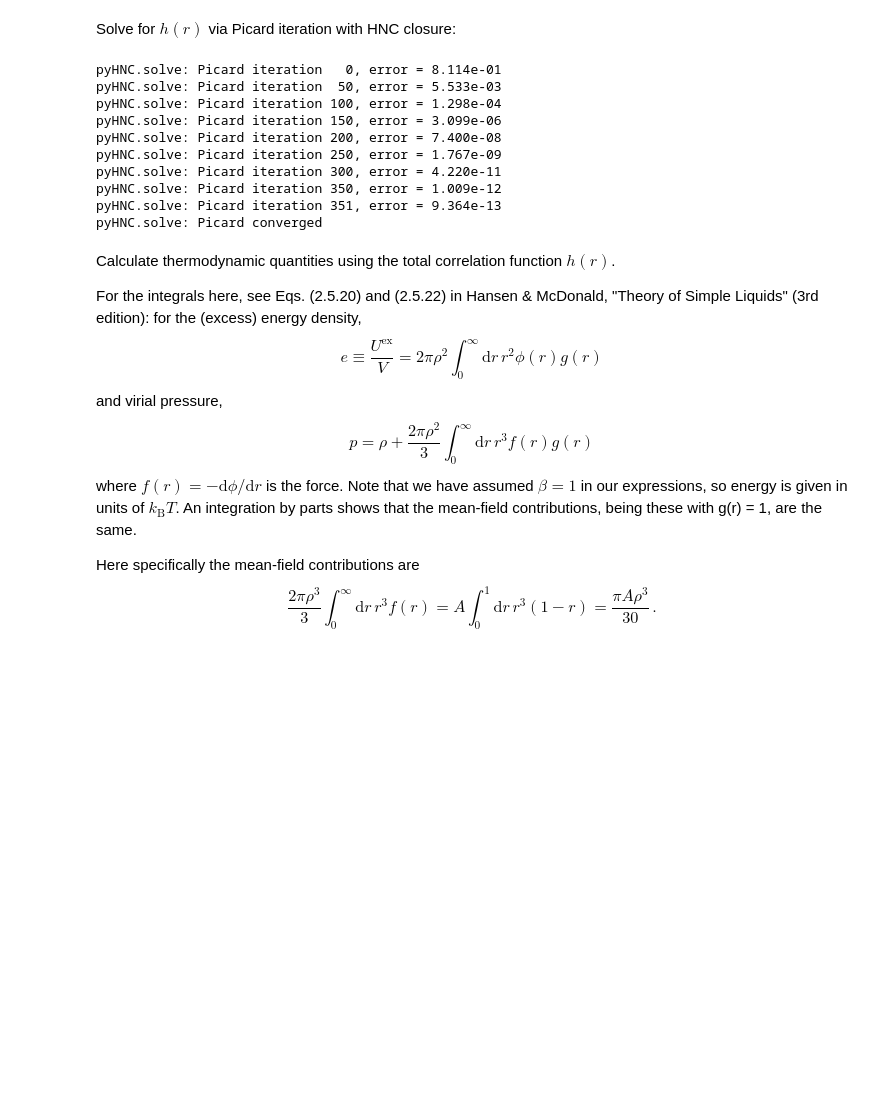
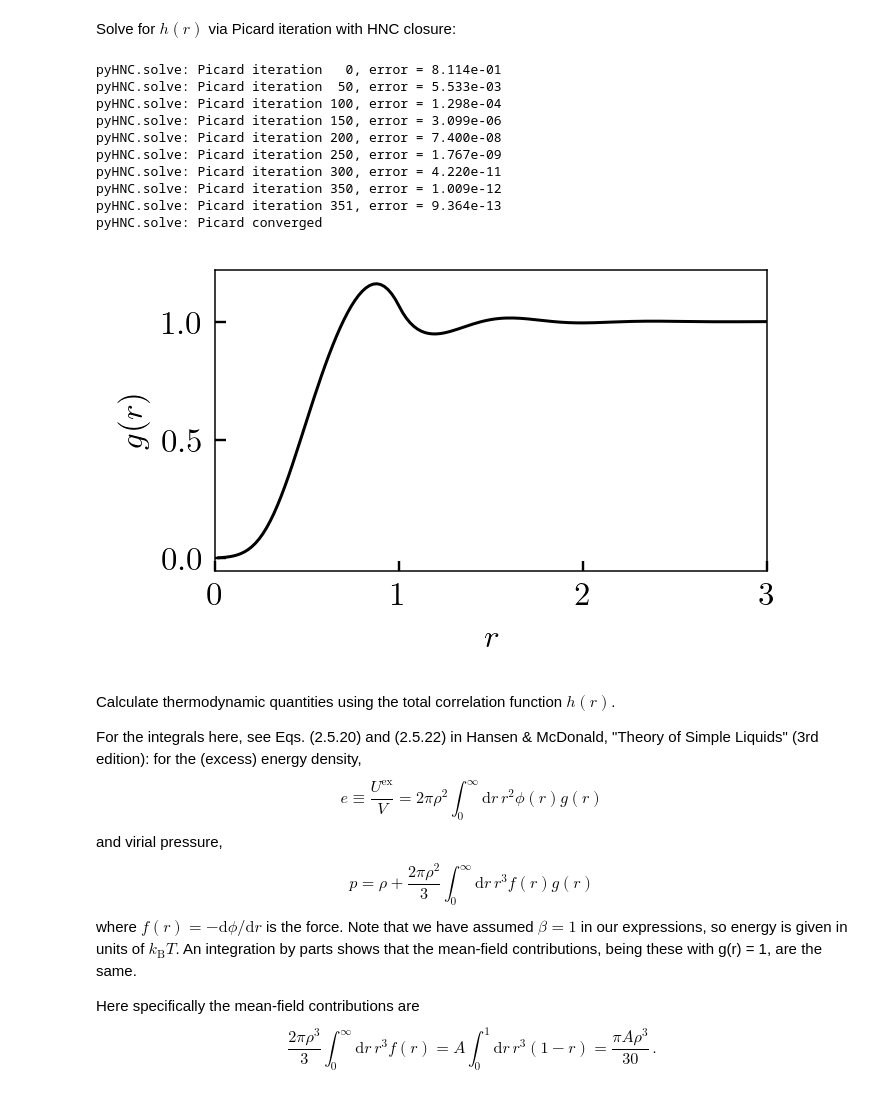
Before and after one commit to patrickbwarren/python3-HNC-solver, a Jupyter notebook: solute_demo.ipynb, the cells around one changed output. Cells and saved outputs as stored; diff of their text form; code cells hidden in the pictures; blank space fills up the shorter version.

```diff
--- a/solute_demo.ipynb
+++ b/solute_demo.ipynb
@@ -60,7 +60,7 @@ verbose = True
 alpha = 0.2
 npicard = 500
 tol = 1e-12
-solver = PicardHNC(grid, alpha=alpha, npicard=npicard, tol=tol)
+solvent = PicardHNC(grid, alpha=alpha, npicard=npicard, tol=tol)
 # %% [markdown]
 # 1. Solve for pure solvent
 # %% [markdown]
@@ -81,19 +81,26 @@ A00 = 25
 # %% [markdown]
 Solve for $h(r)$ via Picard iteration with HNC closure:
 # %%
-soln = solver.solve(φ0, ρ0, monitor=verbose) # solve for the DPD potential
+soln = solvent.solve(φ0, ρ0, monitor=verbose) # solve for the DPD potential
 h00, c00, hq00 = soln.hr, soln.cr, soln.hq # extract for use in a moment
+
+plt.plot(r, 1+h00)
+plt.xlabel('$r$')
+plt.ylabel('$g(r)$')
+plt.xlim([0, 3])
+plt.show()
 # %% [output]
 pyHNC.solve: Picard iteration   0, error = 8.114e-01
 pyHNC.solve: Picard iteration  50, error = 5.533e-03
 pyHNC.solve: Picard iteration 100, error = 1.298e-04
 pyHNC.solve: Picard iteration 150, error = 3.099e-06
 pyHNC.solve: Picard iteration 200, error = 7.400e-08
 pyHNC.solve: Picard iteration 250, error = 1.767e-09
 pyHNC.solve: Picard iteration 300, error = 4.220e-11
 pyHNC.solve: Picard iteration 350, error = 1.009e-12
 pyHNC.solve: Picard iteration 351, error = 9.364e-13
 pyHNC.solve: Picard converged
+[figure, added]
 # %% [markdown]
 Calculate thermodynamic quantities using the total correlation function $h(r)$.
 
```
Also changed, not shown: parts of 3 cells of this notebook, 1 other file.
